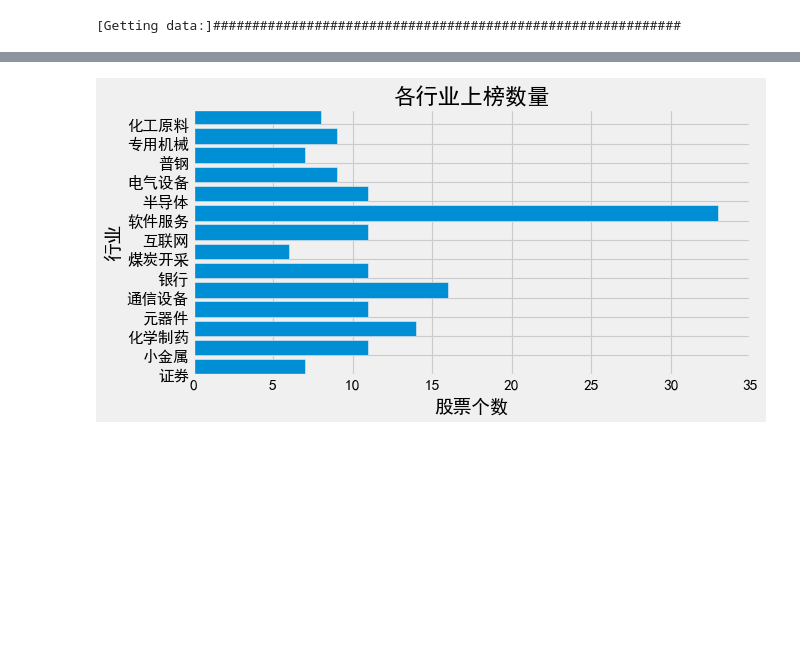
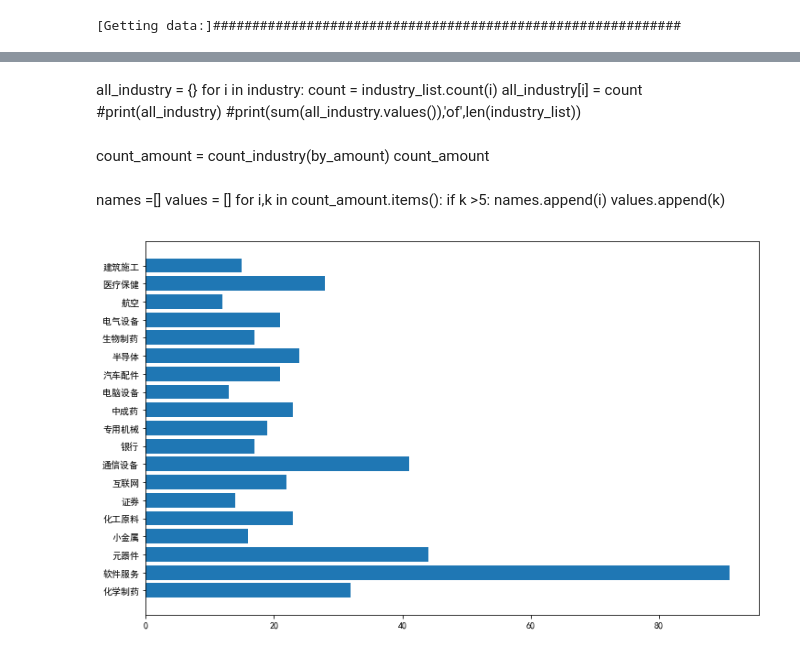
Before and after one commit to keyiyi/tulearn, a Jupyter notebook: bigvol.ipynb, the cells around one changed output, grey strips where cells are left out. Cells and saved outputs as stored; diff of their text form; code cells hidden in the pictures; blank space fills up the shorter version.

Commit message:
add amount counting

```diff
--- a/bigvol.ipynb
+++ b/bigvol.ipynb
@@ -37,10 +52,3 @@ def count_industry(information):
         count = industry_list.count(i)
         count_dict2[i] = count
     return count_dict2
-# %%
-all_industry = {}
-for i in industry:
-    count = industry_list.count(i)
-    all_industry[i] = count
-#print(all_industry)
-#print(sum(all_industry.values()),'of',len(industry_list))
@@ -110,28 +97,41 @@ count_amount
-# %%
-names =[]
-values = []
-for i,k in count_amount.items():
-    if k >5:
-        names.append(i)
-        values.append(k)
+# %%
+count_vol,amount_vol = count_industry2(by_amount)
+# %% [markdown]
+all_industry = {}
+for i in industry:
+    count = industry_list.count(i)
+    all_industry[i] = count
+#print(all_industry)
+#print(sum(all_industry.values()),'of',len(industry_list))
+# %% [markdown]
+count_amount = count_industry(by_amount)
+count_amount
+# %% [markdown]
+names =[]
+values = []
+for i,k in count_amount.items():
+    if k >5:
+        names.append(i)
+        values.append(k)
 # %%
-def make_plot(code_dict):
+def make_plot(code_dict,bias = 10):
     names =[]
     values = []
     for i,k in code_dict.items():
-        if k >5:
+        if k >bias:
             names.append(i)
             values.append(k)
     plt.rcParams['font.sans-serif']=['SimHei']   #正常显示中文
     plt.rcParams['axes.unicode_minus']=False
     #plt.style.use('fivethirtyeight')
-    fig,ax = plt.subplots(figsize=(8, 4))
+    fig,ax = plt.subplots(figsize=(12, 7.5))
+    #fig(figsize = (10,6))
     ax.barh(names,values)
-    ax.set(xlabel = '股票个数',ylabel='行业',title ='各行业上榜数量')
+    #ax.set(xlabel = '股票个数',ylabel='行业',title ='各行业上榜数量')
 # %%
-make_plot(count_amount)
+make_plot(count_vol)
 # %% [output]
-[figure, old version]
+[figure, new version]
 # %%
 make_plot(count_percent)
 # %% [output]
```
Also changed, not shown: parts of 14 cells of this notebook.
